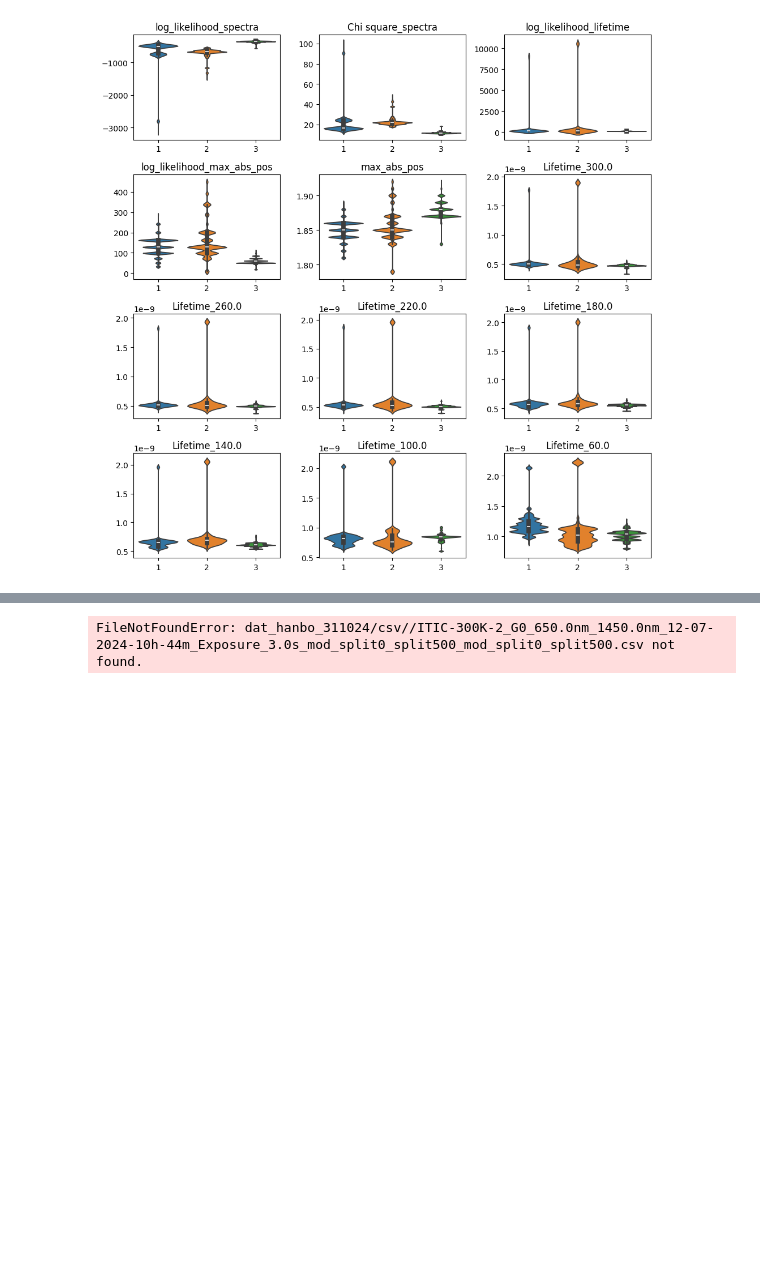
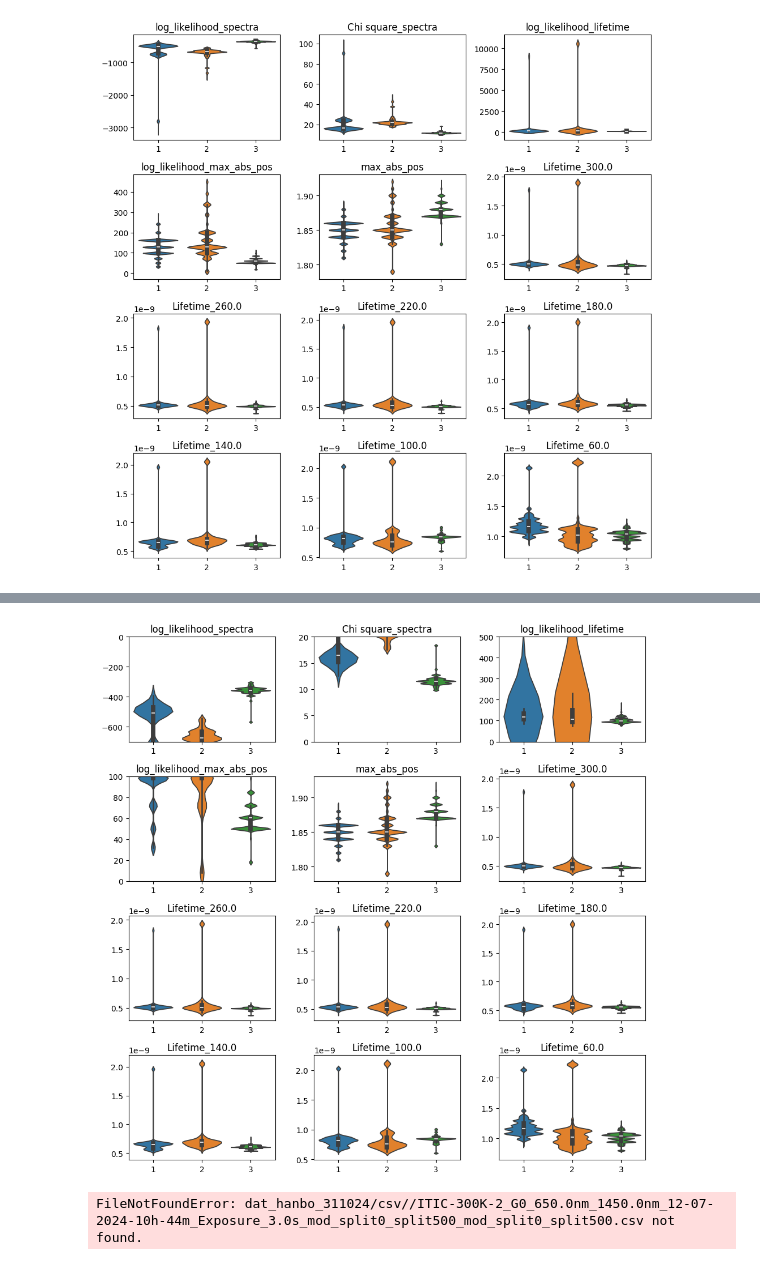
Before and after one commit to mohammedazzouzi15/pl_temp_fit, a Jupyter notebook: notebook/3_run_hyperparamete_sensitivity_analysis.ipynb, the cells around one changed output, grey strips where cells are left out. Saved outputs shown, nothing was run; the diff lists cells and outputs as text; code cells hidden in the pictures; blank space fills up the shorter version.

```diff
--- a/notebook/3_run_hyperparamete_sensitivity_analysis.ipynb
+++ b/notebook/3_run_hyperparamete_sensitivity_analysis.ipynb
@@ -497,3 +511,14 @@ fig.tight_layout()
 # %% [output]
 [figure]
 [figure]
+# %%
+fig,ax = plt.subplots(4,3,figsize=(10,10))
+ax = ax.flatten()
+count = 0
+for label,dist in blobs_dict.items():
+    if "Ex" in label:
+        continue
+    axs = ax[count]
+    plot_violin(dist,labels,title=label,ax=axs)
+    count += 1
+fig.tight_layout()
@@ -500,3 +527,12 @@ fig.tight_layout()
+# %%
+axs = fig.get_axes()
+axs[0].set_ylim(-700,0)
+axs[1].set_ylim(0,20)
+axs[2].set_ylim(0,500)
+axs[3].set_ylim(0,100)
+fig
+# %% [output]
+[figure, added]
 # %%
 filter_log_likelihood = "blobs['log_likelihood_spectra'] > max(blobs['log_likelihood_spectra']) * 2"
 plot_utils.plot_fit_to_experimental_data(
```
Also changed, not shown: parts of 6 cells of this notebook, 9 other files.
